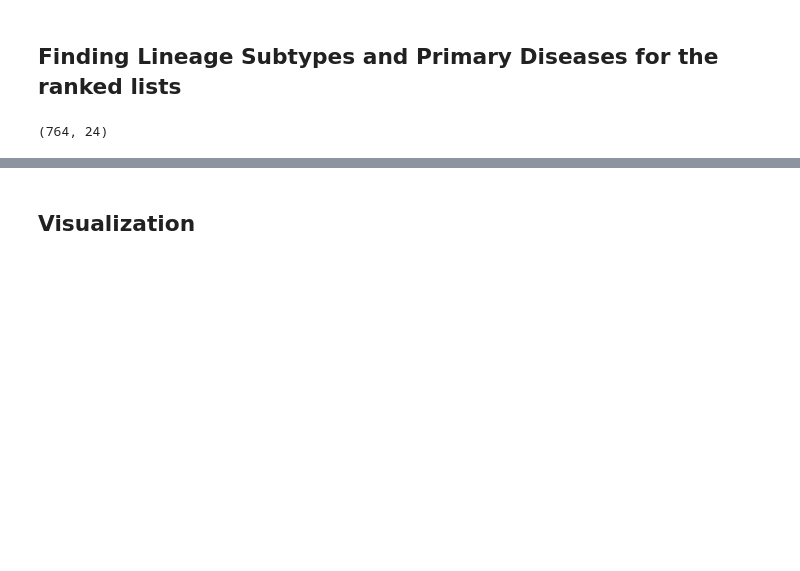
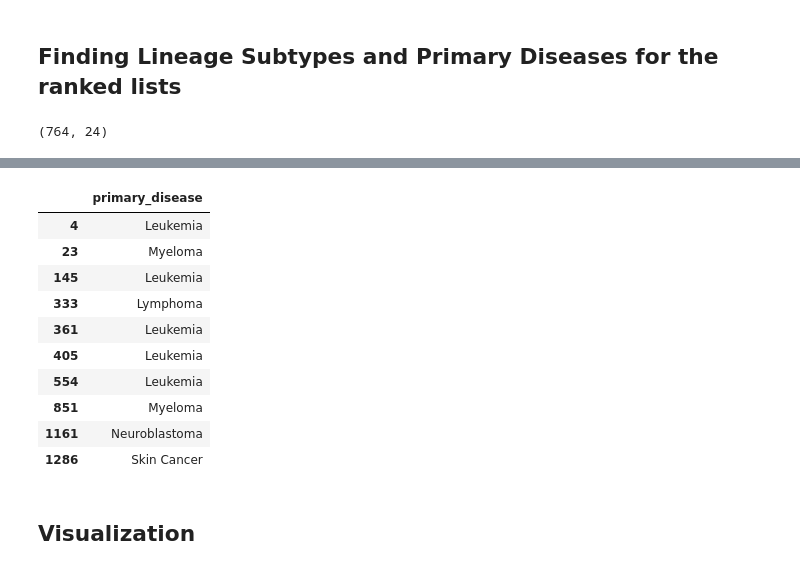
Before and after one commit to lannwal/projectlab, a Jupyter notebook: DataDash.ipynb, the cells around one changed output, grey strips where cells are left out. Saved outputs shown, nothing was run; the diff lists cells and outputs as text; code cells hidden in the pictures; blank space fills up the shorter version.

```diff
--- a/DataDash.ipynb
+++ b/DataDash.ipynb
@@ -11,0 +904,7 @@ data.shape
+# %%
+mydict = {}
+for _ in UL2:
+    if allGenes[_].sum(skipna=True)/allGenes.shape[0] > 0:
+        mydict[_] = allGenes[_].sort_values(ascending=False)
+    else:
+        mydict[_] = allGenes[_].sort_values()
@@ -12,2 +915,23 @@ data.shape
+# %%
+cdk4_list = mydict['CDK6'].index.to_list()
+cdk4_df = pd.DataFrame(cdk4_list)
+# %%
+df = cdk4_df[0:10]
+# %%
+prd, dis = get_prd_and_sub(df)
+# %%
+prd
+# %% [output]
+|  | primary_disease |
+| 4 | Leukemia |
+| 23 | Myeloma |
+| 145 | Leukemia |
+| 333 | Lymphoma |
+| 361 | Leukemia |
+| 405 | Leukemia |
+| 554 | Leukemia |
+| 851 | Myeloma |
+| 1161 | Neuroblastoma |
+| 1286 | Skin Cancer |
 # %% [markdown]
 ## Visualization
```
Also changed, not shown: parts of 49 cells of this notebook.
